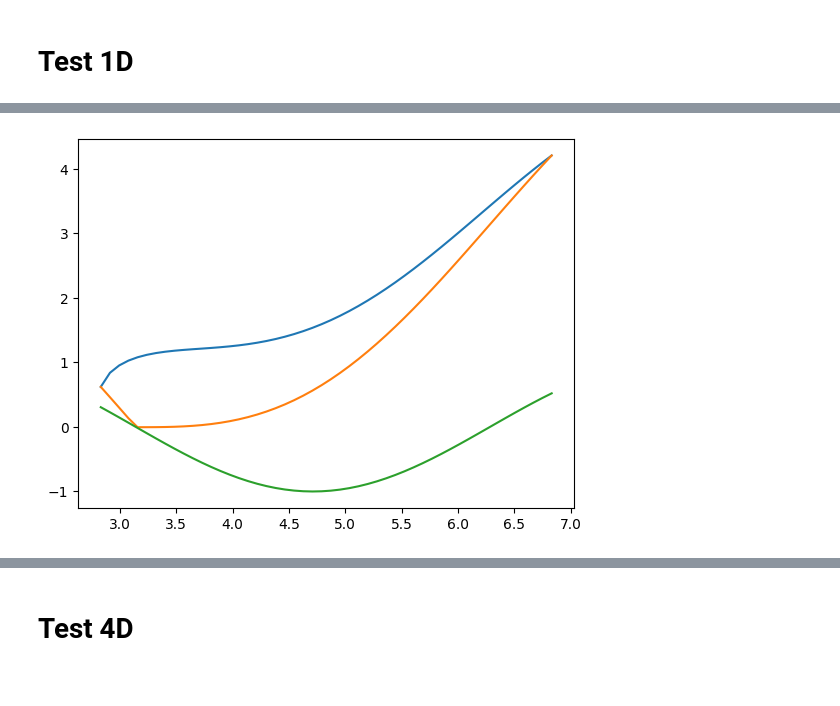
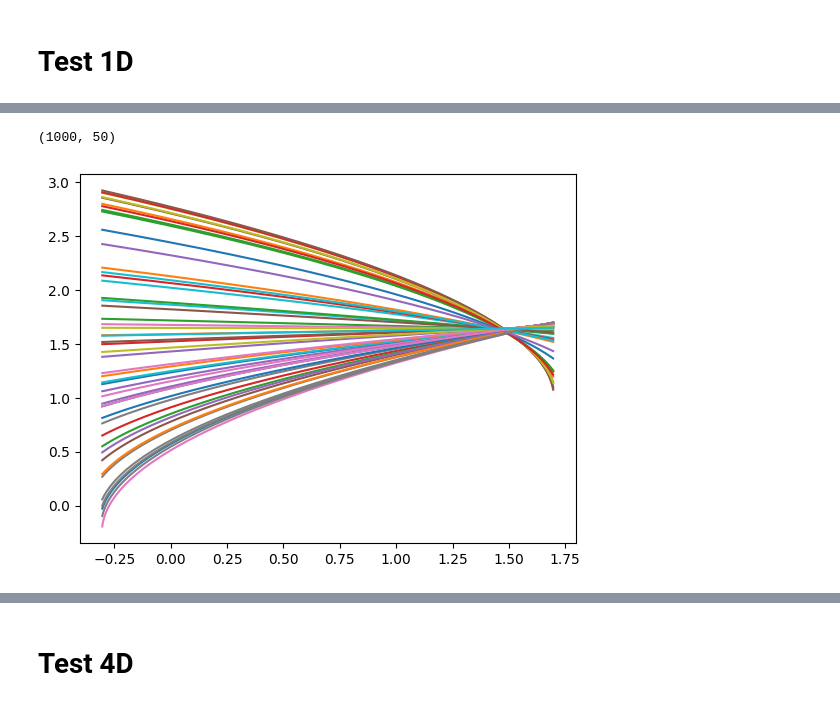
Before and after one commit to thomasdeltort/Robust_Project, a Jupyter notebook: lip_notebooks/LipschitzOptimisatin.ipynb, the cells around one changed output, grey strips where cells are left out. Cells and saved outputs as stored; diff of their text form; code cells hidden in the pictures.

```diff
--- a/lip_notebooks/LipschitzOptimisatin.ipynb
+++ b/lip_notebooks/LipschitzOptimisatin.ipynb
@@ -159,7 +107,0 @@ plt.show()
-# %%
-plt.plot(z, f(z) + L*np.sqrt(W_list[0]*z+b_list[0]))
-plt.plot(z, f(z) + L*np.sqrt(np.square(z-y_list[0])))
-plt.plot(z, f(z))
-plt.show()
-# %% [output]
-[figure, removed]
@@ -165,0 +110,17 @@ plt.show()
+# %%
+min_z.shape
+# %% [output]
+(1000, 50)
+# %%
+min_z = np.zeros(shape = (z.shape[0],len(y_list)))
+for i in range(z.shape[0]):
+    for j in range(len(y_list)):
+    # min_1_z.append(np.min(np.array((f(y_list[0]) + L*np.sqrt(W_list[0]*z_i+b_list[0]), f(y_list[1]) + L*np.sqrt(W_list[1]*z_i+b_list[1]), f(y_list[2]) + L*np.sqrt(W_list[2]*z_i+b_list[2])))))
+        min_z[i,j] = np.array((f(y_list[j]) + L*np.sqrt(W_list[j]*z[i]+b_list[j])))
+        # min_3_z.append(np.array((f(y_list[3]) + L*np.sqrt(W_list[3]*z_i+b_list[3]))))
+        # min_4_z.append(np.array((f(y_list[1]) + L*np.sqrt(W_list[1]*z_i+b_list[1]))))
+# %%
+for j in range(len(y_list)):
+    plt.plot(z, min_z[:,j])
+# %% [output]
+[figure, added]
```
Also changed, not shown: parts of 46 cells of this notebook, 4 other files.
